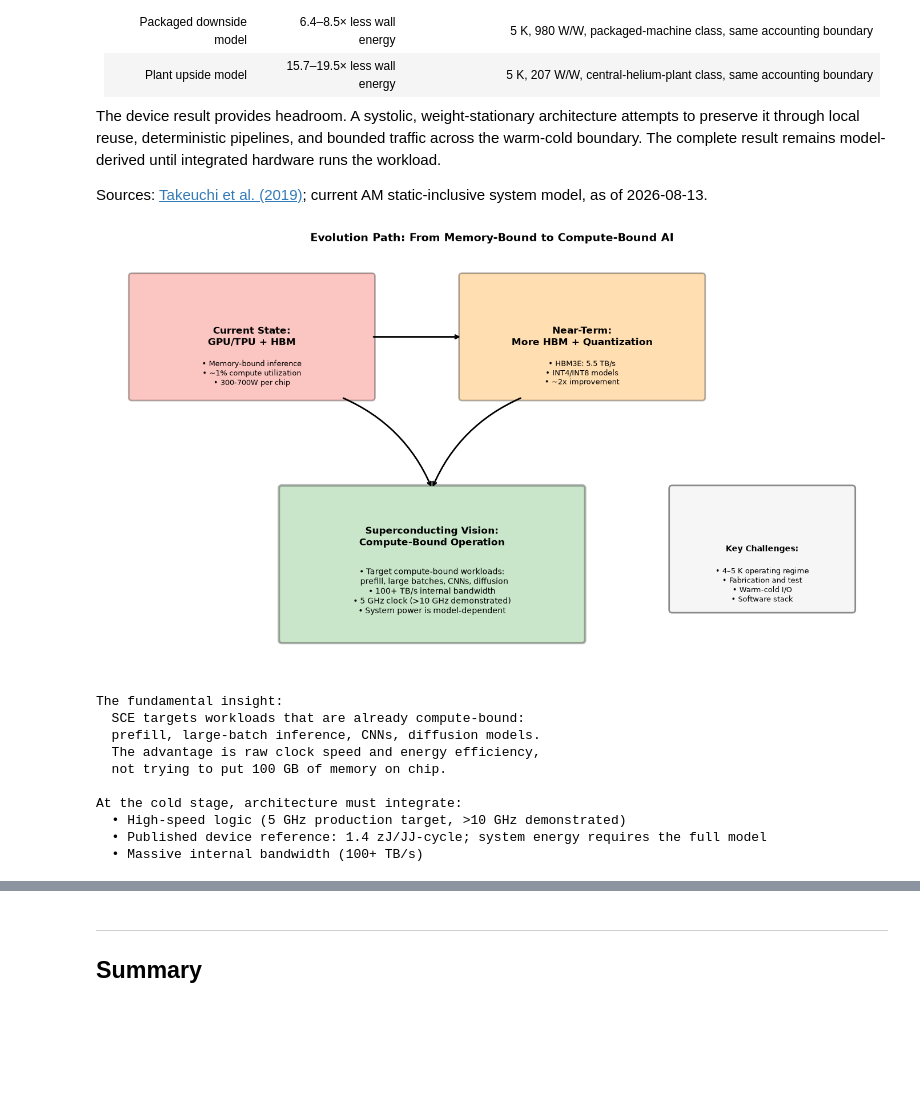
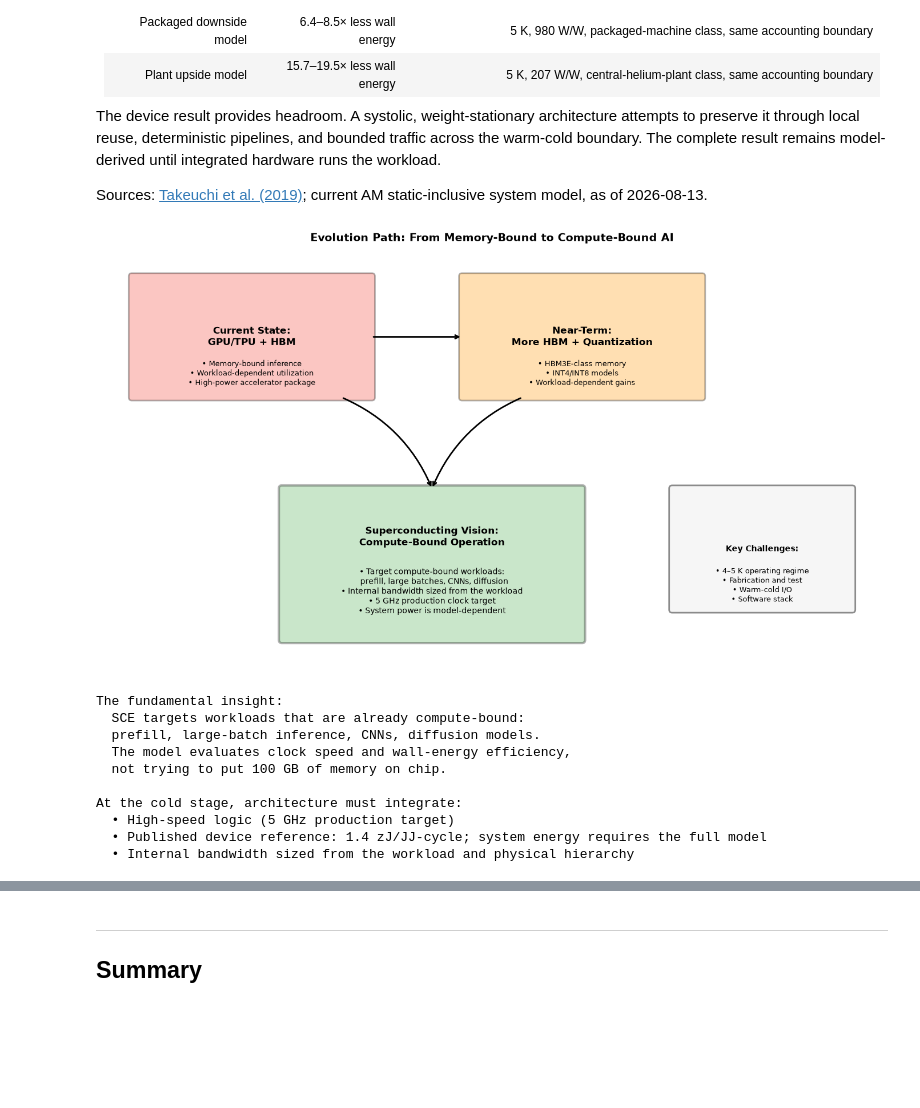
Before and after one commit to Adiabatic-Machines/sce-futures, a Jupyter notebook: notebooks/14_sce_accelerator_architecture.ipynb, the cells around one changed output, grey strips where cells are left out. Saved outputs shown, nothing was run; the diff lists cells and outputs as text; code cells hidden in the pictures.

```diff
--- a/notebooks/14_sce_accelerator_architecture.ipynb
+++ b/notebooks/14_sce_accelerator_architecture.ipynb
@@ -1415,7 +1415,7 @@ current = patches.FancyBboxPatch((0.5, 5.5), 4, 2,
                                   edgecolor='black', linewidth=2)
 ax.add_patch(current)
 ax.text(2.5, 6.5, 'Current State:\nGPU/TPU + HBM', ha='center', va='center', fontsize=12, fontweight='bold')
-ax.text(2.5, 5.9, '• Memory-bound inference\n• ~1% compute utilization\n• 300-700W per chip',
+ax.text(2.5, 5.9, '• Memory-bound inference\n• Workload-dependent utilization\n• High-power accelerator package',
         ha='center', va='center', fontsize=9)
 
 # Near-term improvements
@@ -1425,7 +1425,7 @@ near = patches.FancyBboxPatch((6, 5.5), 4, 2,
                                edgecolor='black', linewidth=2)
 ax.add_patch(near)
 ax.text(8, 6.5, 'Near-Term:\nMore HBM + Quantization', ha='center', va='center', fontsize=12, fontweight='bold')
-ax.text(8, 5.9, '• HBM3E: 5.5 TB/s\n• INT4/INT8 models\n• ~2x improvement',
+ax.text(8, 5.9, '• HBM3E-class memory\n• INT4/INT8 models\n• Workload-dependent gains',
         ha='center', va='center', fontsize=9)
 
 # Superconducting vision
@@ -1436,7 +1436,7 @@ sce = patches.FancyBboxPatch((3, 1.5), 5, 2.5,
 ax.add_patch(sce)
 ax.text(5.5, 3.2, 'Superconducting Vision:\nCompute-Bound Operation', ha='center', va='center',
         fontsize=12, fontweight='bold')
-ax.text(5.5, 2.3, '• Target compute-bound workloads:\n  prefill, large batches, CNNs, diffusion\n• 100+ TB/s internal bandwidth\n• 5 GHz clock (>10 GHz demonstrated)\n• System power is model-dependent',
+ax.text(5.5, 2.3, '• Target compute-bound workloads:\n  prefill, large batches, CNNs, diffusion\n• Internal bandwidth sized from the workload\n• 5 GHz production clock target\n• System power is model-dependent',
         ha='center', va='center', fontsize=10)
 
 # Arrows
@@ -1445,44 +1445,44 @@ ax.annotate('', xy=(6, 6.5), xytext=(4.5, 6.5),
 ax.annotate('', xy=(5.5, 4), xytext=(4, 5.5),
             arrowprops=dict(arrowstyle='->', color='black', lw=2, connectionstyle='arc3,rad=-0.2'))
 ax.annotate('', xy=(5.5, 4), xytext=(7, 5.5),
             arrowprops=dict(arrowstyle='->', color='black', lw=2, connectionstyle='arc3,rad=0.2'))
 
 # Challenge callout
 challenge = patches.FancyBboxPatch((9.5, 2), 3, 2,
                                     boxstyle="round,pad=0.05",
                                     facecolor=COLORS['light'], alpha=0.9,
                                     edgecolor='gray', linewidth=2)
 ax.add_patch(challenge)
 ax.text(11, 3, 'Key Challenges:', ha='center', va='center', fontsize=10, fontweight='bold')
 ax.text(11, 2.4, '• 4–5 K operating regime\n• Fabrication and test\n• Warm-cold I/O\n• Software stack',
         ha='center', va='center', fontsize=9)
 
 ax.set_xlim(0, 13)
 ax.set_ylim(1, 8)
 ax.axis('off')
 ax.set_title('Evolution Path: From Memory-Bound to Compute-Bound AI', fontsize=14, fontweight='bold')
 
 plt.tight_layout()
 plt.show()
 
 print("The fundamental insight:")
 print("  SCE targets workloads that are already compute-bound:")
 print("  prefill, large-batch inference, CNNs, diffusion models.")
-print("  The advantage is raw clock speed and energy efficiency,")
+print("  The model evaluates clock speed and wall-energy efficiency,")
 print("  not trying to put 100 GB of memory on chip.")
 print('\nAt the cold stage, architecture must integrate:')
-print("  • High-speed logic (5 GHz production target, >10 GHz demonstrated)")
+print("  • High-speed logic (5 GHz production target)")
 print("  • Published device reference: 1.4 zJ/JJ-cycle; system energy requires the full model")
-print("  • Massive internal bandwidth (100+ TB/s)")
+print("  • Internal bandwidth sized from the workload and physical hierarchy")
 # %% [output]
-[figure, old version]
+[figure, new version]
 The fundamental insight:
   SCE targets workloads that are already compute-bound:
   prefill, large-batch inference, CNNs, diffusion models.
-  The advantage is raw clock speed and energy efficiency,
+  The model evaluates clock speed and wall-energy efficiency,
   not trying to put 100 GB of memory on chip.
 
 At the cold stage, architecture must integrate:
-  • High-speed logic (5 GHz production target, >10 GHz demonstrated)
+  • High-speed logic (5 GHz production target)
   • Published device reference: 1.4 zJ/JJ-cycle; system energy requires the full model
-  • Massive internal bandwidth (100+ TB/s)
+  • Internal bandwidth sized from the workload and physical hierarchy
```
Also changed, not shown: parts of 2 cells of this notebook, 9 other files.
